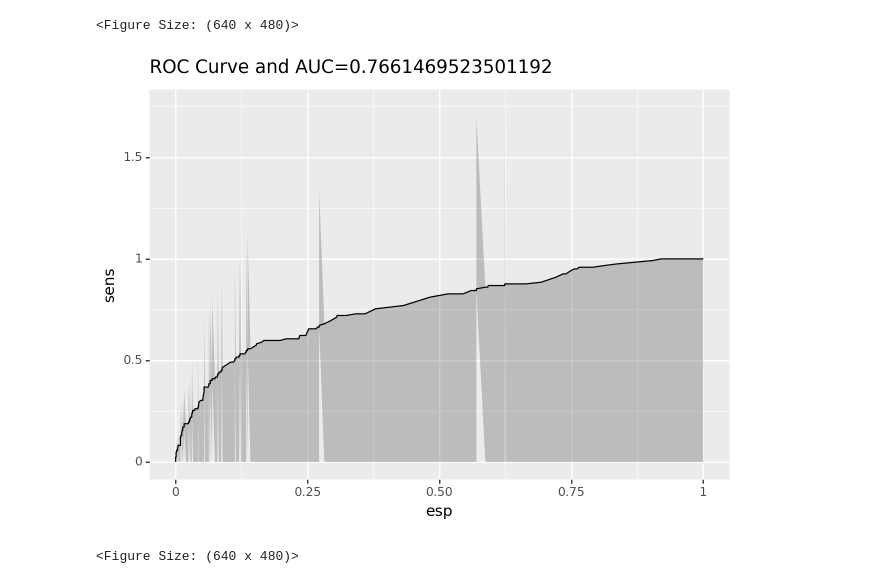
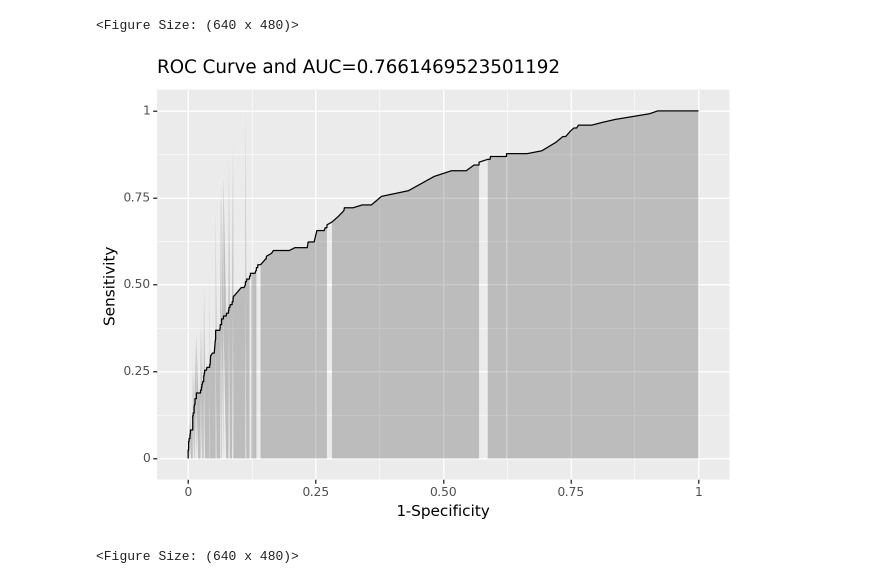
Before and after one commit to AlanLopez1017/Logistic-Regression-with-Python, a Jupyter notebook: 3. ExploratoryAnalysis.ipynb, the cells around one changed output. Saved outputs shown, nothing was run; the diff lists cells and outputs as text; code cells hidden in the pictures.

```diff
--- a/3. ExploratoryAnalysis.ipynb
+++ b/3. ExploratoryAnalysis.ipynb
@@ -607,7 +607,7 @@ p9.ggplot(df, p9.aes(x="esp", y="sens")) +p9.geom_line() + p9.geom_abline(linety
 # %%
 auc = metrics.auc(espc_1, sensit)
 
-p9.ggplot(df, p9.aes(x="esp", y="sens")) + p9.geom_area(alpha=0.25)+p9.geom_line(p9.aes(y="sens"))+p9.ggtitle("ROC Curve and AUC=%s"%str(auc))
+p9.ggplot(df, p9.aes(x="esp", y="sens")) + p9.geom_area(alpha=0.25)+p9.geom_line(p9.aes(y="sens"))+p9.ggtitle("ROC Curve and AUC=%s"%str(auc))+p9.xlim(-0.01,1.01)+p9.ylim(-0.01,1.01)+p9.xlab("1-Specificity")+p9.ylab("Sensitivity")
 # %% [output]
-[figure, old version]
+[figure, new version]
 <Figure Size: (640 x 480)>
```
